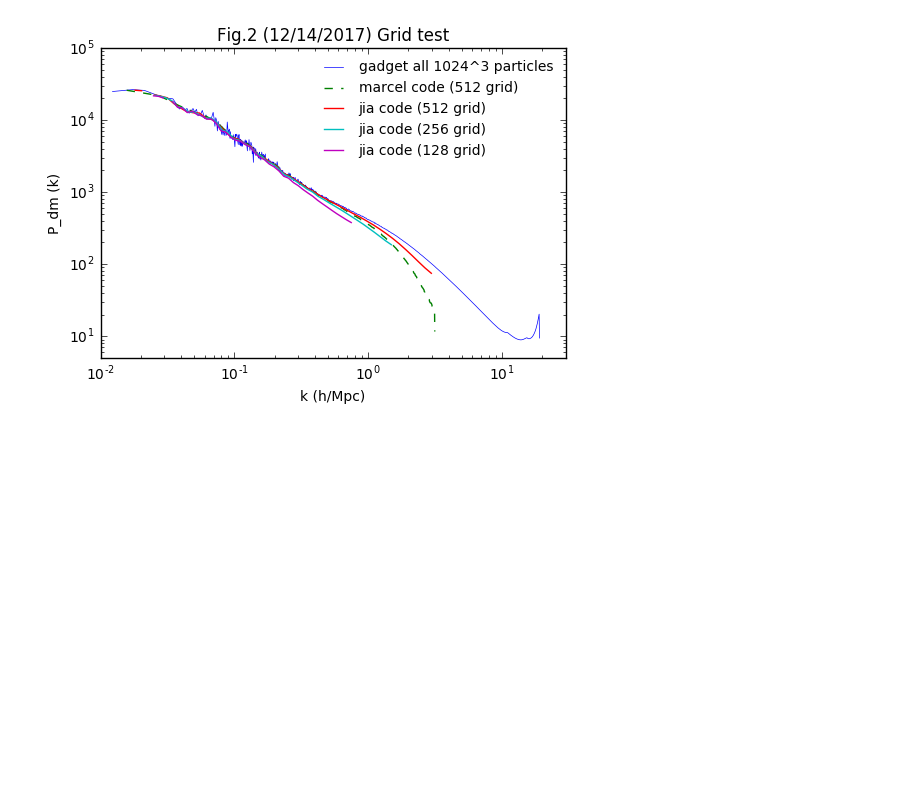
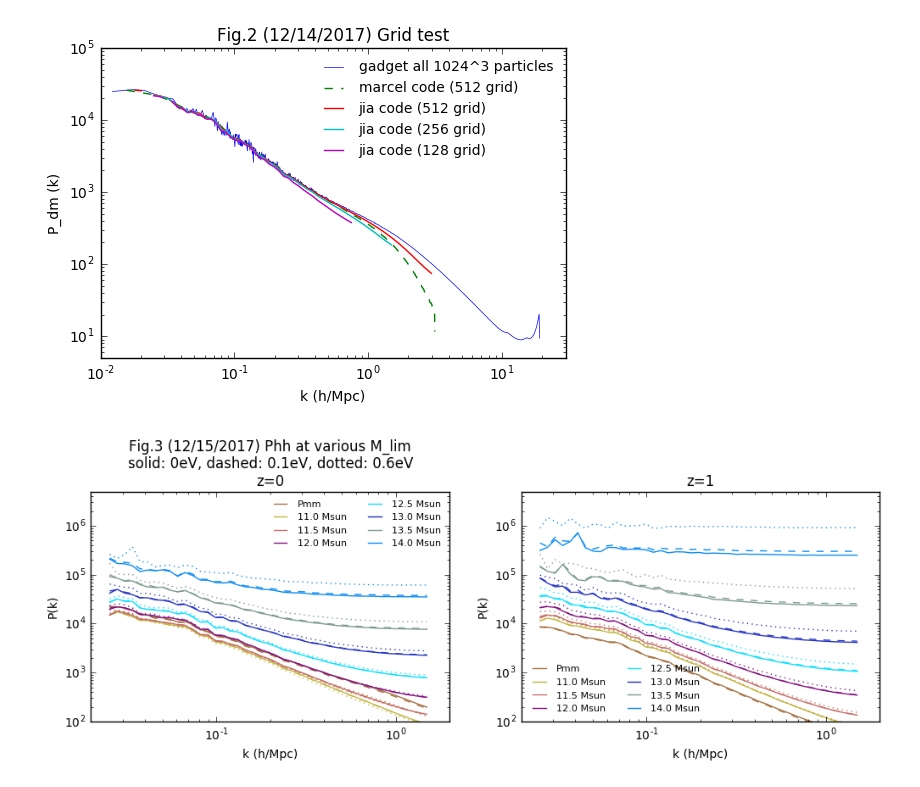
Before and after one commit to liuxx479/nubias, a Jupyter notebook: plots.ipynb, the cells around one changed output. Drawn from its saved outputs; the diff is of its cells as text; code cells hidden in the pictures; blank space fills up the shorter version.

```diff
--- a/plots.ipynb
+++ b/plots.ipynb
@@ -50,3 +50,62 @@ ylabel('P_dm (k)')
 show()
 # %% [output]
 [figure]
+# %%
+Parr00_z1 = load('Phh/Phh_mnv0.00000_om0.30000_As2.1000_048.npy')
+Parr00_z0 = load('Phh/Phh_mnv0.00000_om0.30000_As2.1000_066.npy')
+
+Parr01_z1 = load('Phh/Phh_mnv0.10000_om0.30000_As2.1000_048.npy')
+Parr01_z0 = load('Phh/Phh_mnv0.10000_om0.30000_As2.1000_066.npy')
+
+Parr06_z1 = load('Phh/Phh_mnv0.60000_om0.30000_As2.1000_048.npy')
+Parr06_z0 = load('Phh/Phh_mnv0.60000_om0.30000_As2.1000_066.npy')
+
+mcut=arange(11.0, 14.5, 0.5)
+# %%
+iseed=10025
+seed(iseed)
+figure(figsize=(12,3.5))
+subplot(121)
+icolor=rand(3)
+loglog(Parr00_z0[0],Parr00_z0[1],'-',color=icolor,label='Pmm')
+loglog(Parr01_z0[0],Parr01_z0[1],'--',color=icolor)
+loglog(Parr06_z0[0],Parr06_z0[1],':',color=icolor)
+
+i=2
+for imcut in mcut:
+    i+=1
+    icolor=rand(3)
+    loglog(Parr00_z0[0],Parr00_z0[i],'-',color=icolor,label='%s Msun'%(imcut))
+    loglog(Parr01_z0[0],Parr01_z0[i],'--',color=icolor)
+    loglog(Parr06_z0[0],Parr06_z0[i],':',color=icolor)
+legend(fontsize=8,frameon=0,loc=0,ncol=2)
+title('''Fig.3 (12/15/2017) Phh at various M_lim
+solid: 0eV, dashed: 0.1eV, dotted: 0.6eV
+z=0''')
+xlabel('k (h/Mpc)')
+ylabel('P(k)')
+xlim(2e-2,2)
+ylim(1e2,5e6)
+
+seed(iseed)
+subplot(122)
+icolor=rand(3)
+loglog(Parr00_z1[0],Parr00_z1[1],'-',color=icolor,label='Pmm')
+loglog(Parr01_z1[0],Parr01_z1[1],'--',color=icolor)
+loglog(Parr06_z1[0],Parr06_z1[2],':',color=icolor)
+i=2
+for imcut in mcut:
+    i+=1
+    icolor=rand(3)
+    loglog(Parr00_z1[0],Parr00_z1[i],'-',color=icolor,label='%s Msun'%(imcut))
+    loglog(Parr01_z1[0],Parr01_z1[i],'--',color=icolor)
+    loglog(Parr06_z1[0],Parr06_z1[i],':',color=icolor)
+legend(fontsize=8,frameon=0,loc=0,ncol=2)
+xlim(2e-2,2)
+ylim(1e2,5e6)
+title('z=1')
+xlabel('k (h/Mpc)')
+ylabel('P(k)')
+show()
+# %% [output]
+[figure, added]
```
Also changed, not shown: 1 other file.
